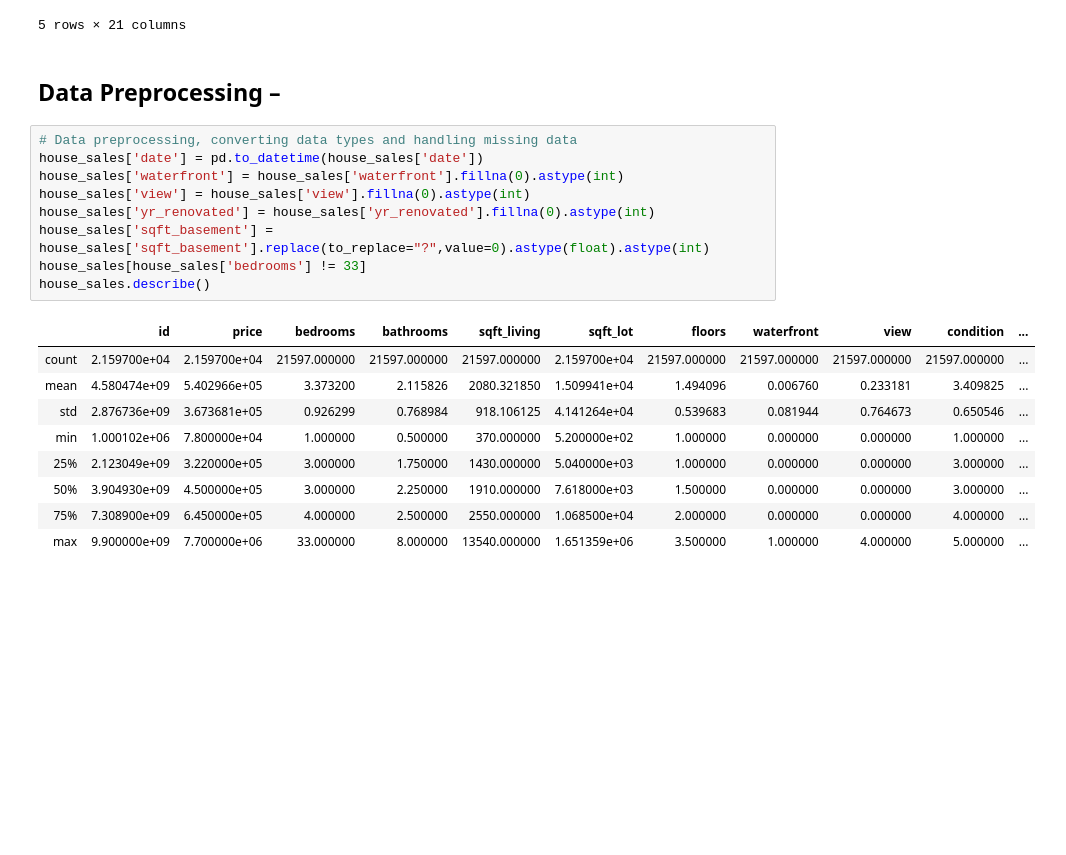
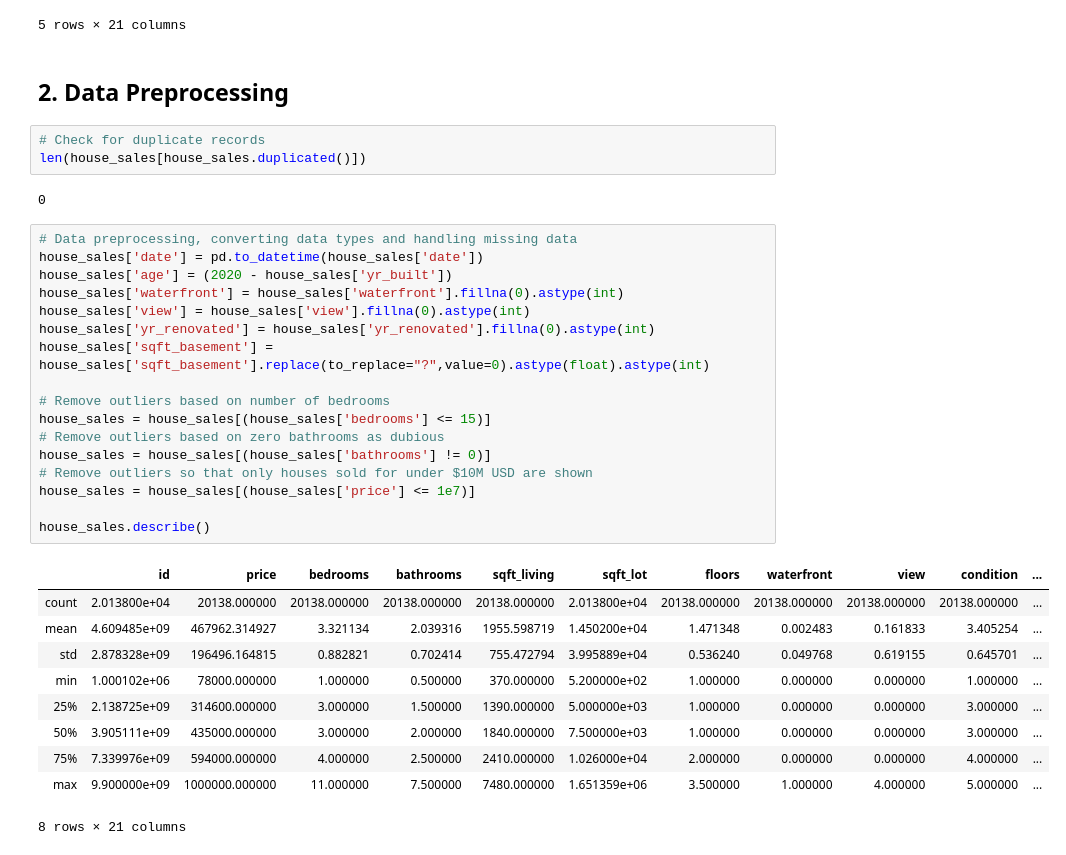
Before and after one commit to toopster/dsc-mod-2-project-v2-1-online-ds-sp-000, a Jupyter notebook: index.ipynb, the cells around one changed output. Cells and saved outputs as stored; diff of their text form; blank space fills up the shorter version.

Commit message:
Refactoring of data discovery and EDA section

```diff
--- a/index.ipynb
+++ b/index.ipynb
@@ -154,23 +204,38 @@ redmond_zipcode.head()
 | 283 | 7202360350 | 6/30/2014 | 780000.0 | 4 | 2.50 | 3500 | 7048 | 2.0 | 0.0 | 0.0 | ... |
 5 rows × 21 columns
 # %% [markdown]
-## Data Preprocessing –
+<a name="section2"></a>
+## 2. Data Preprocessing
+# %%
+# Check for duplicate records
+len(house_sales[house_sales.duplicated()])
+# %% [output]
+0
 # %%
 # Data preprocessing, converting data types and handling missing data
 house_sales['date'] = pd.to_datetime(house_sales['date'])
+house_sales['age'] = (2020 - house_sales['yr_built'])
 house_sales['waterfront'] = house_sales['waterfront'].fillna(0).astype(int)
 house_sales['view'] = house_sales['view'].fillna(0).astype(int)
 house_sales['yr_renovated'] = house_sales['yr_renovated'].fillna(0).astype(int)
 house_sales['sqft_basement'] = house_sales['sqft_basement'].replace(to_replace="?",value=0).astype(float).astype(int)
-house_sales[house_sales['bedrooms'] != 33]
+
+# Remove outliers based on number of bedrooms
+house_sales = house_sales[(house_sales['bedrooms'] <= 15)]
+# Remove outliers based on zero bathrooms as dubious
+house_sales = house_sales[(house_sales['bathrooms'] != 0)]
+# Remove outliers so that only houses sold for under $10M USD are shown
+house_sales = house_sales[(house_sales['price'] <= 1e7)]
+
 house_sales.describe()
 # %% [output]
 |  | id | price | bedrooms | bathrooms | sqft_living | sqft_lot | floors | waterfront | view | condition | ... |
-| count | 2.159700e+04 | 2.159700e+04 | 21597.000000 | 21597.000000 | 21597.000000 | 2.159700e+04 | 21597.000000 | 21597.000000 | 21597.000000 | 21597.000000 | ... |
-| mean | 4.580474e+09 | 5.402966e+05 | 3.373200 | 2.115826 | 2080.321850 | 1.509941e+04 | 1.494096 | 0.006760 | 0.233181 | 3.409825 | ... |
-| std | 2.876736e+09 | 3.673681e+05 | 0.926299 | 0.768984 | 918.106125 | 4.141264e+04 | 0.539683 | 0.081944 | 0.764673 | 0.650546 | ... |
-| min | 1.000102e+06 | 7.800000e+04 | 1.000000 | 0.500000 | 370.000000 | 5.200000e+02 | 1.000000 | 0.000000 | 0.000000 | 1.000000 | ... |
-| 25% | 2.123049e+09 | 3.220000e+05 | 3.000000 | 1.750000 | 1430.000000 | 5.040000e+03 | 1.000000 | 0.000000 | 0.000000 | 3.000000 | ... |
-| 50% | 3.904930e+09 | 4.500000e+05 | 3.000000 | 2.250000 | 1910.000000 | 7.618000e+03 | 1.500000 | 0.000000 | 0.000000 | 3.000000 | ... |
-| 75% | 7.308900e+09 | 6.450000e+05 | 4.000000 | 2.500000 | 2550.000000 | 1.068500e+04 | 2.000000 | 0.000000 | 0.000000 | 4.000000 | ... |
-| max | 9.900000e+09 | 7.700000e+06 | 33.000000 | 8.000000 | 13540.000000 | 1.651359e+06 | 3.500000 | 1.000000 | 4.000000 | 5.000000 | ... |
+| count | 2.013800e+04 | 20138.000000 | 20138.000000 | 20138.000000 | 20138.000000 | 2.013800e+04 | 20138.000000 | 20138.000000 | 20138.000000 | 20138.000000 | ... |
+| mean | 4.609485e+09 | 467962.314927 | 3.321134 | 2.039316 | 1955.598719 | 1.450200e+04 | 1.471348 | 0.002483 | 0.161833 | 3.405254 | ... |
+| std | 2.878328e+09 | 196496.164815 | 0.882821 | 0.702414 | 755.472794 | 3.995889e+04 | 0.536240 | 0.049768 | 0.619155 | 0.645701 | ... |
+| min | 1.000102e+06 | 78000.000000 | 1.000000 | 0.500000 | 370.000000 | 5.200000e+02 | 1.000000 | 0.000000 | 0.000000 | 1.000000 | ... |
+| 25% | 2.138725e+09 | 314600.000000 | 3.000000 | 1.500000 | 1390.000000 | 5.000000e+03 | 1.000000 | 0.000000 | 0.000000 | 3.000000 | ... |
+| 50% | 3.905111e+09 | 435000.000000 | 3.000000 | 2.000000 | 1840.000000 | 7.500000e+03 | 1.000000 | 0.000000 | 0.000000 | 3.000000 | ... |
+| 75% | 7.339976e+09 | 594000.000000 | 4.000000 | 2.500000 | 2410.000000 | 1.026000e+04 | 2.000000 | 0.000000 | 0.000000 | 4.000000 | ... |
+| max | 9.900000e+09 | 1000000.000000 | 11.000000 | 7.500000 | 7480.000000 | 1.651359e+06 | 3.500000 | 1.000000 | 4.000000 | 5.000000 | ... |
+8 rows × 21 columns
```
Also changed, not shown: parts of 14 cells of this notebook.
